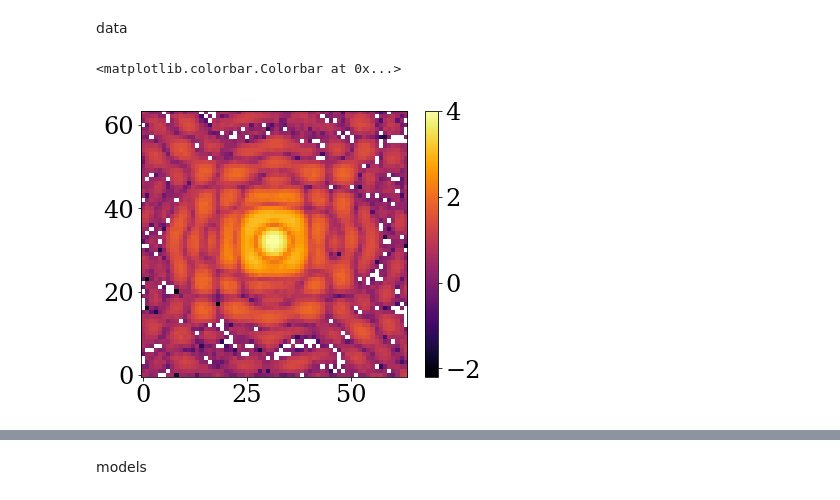
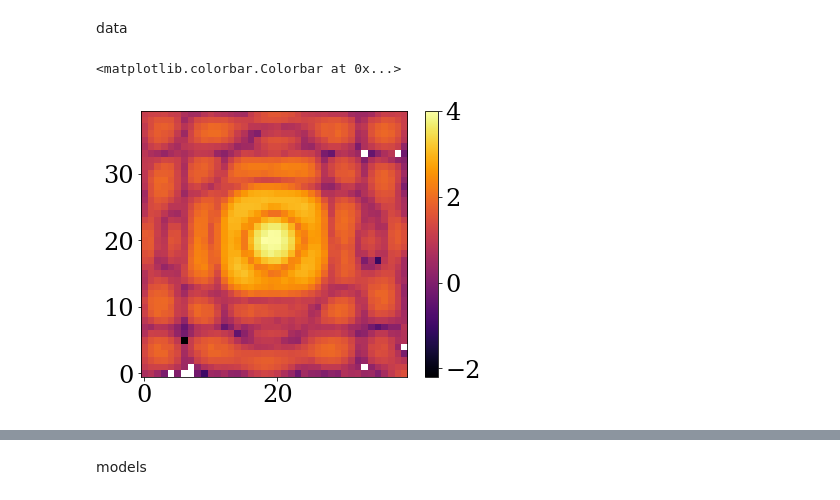
Before and after one commit to h-greer/hubble, a Jupyter notebook: notebooks/single-vs-binary.ipynb, the cells around one changed output, grey strips where cells are left out. Drawn from its saved outputs; the diff is of its cells as text; code cells hidden in the pictures.

```diff
--- a/notebooks/single-vs-binary.ipynb
+++ b/notebooks/single-vs-binary.ipynb
@@ -57,30 +57,30 @@ data
 # %%
 ddir = '../data/MAST_2024-07-11T09_26_05.575Z/'
 fname_095 = ddir + 'HST/N43CA5020/n43ca5020_mos.fits'
 fname_108 = ddir + 'HST/N43C03020/n43c03020_mos.fits'
 fname_187 = ddir + 'HST/N43C03010/n43c03010_mos.fits'
 fname_190 = ddir + 'HST/N43CA5010/n43ca5010_mos.fits'
 
 
-wid = 64
+wid = 40
 
 exposure_095 = exposure_from_file(fname_095, SinglePointFit(), wid)
 exposure_108 = exposure_from_file(fname_108, SinglePointFit(), wid)
 exposure_187 = exposure_from_file(fname_187, SinglePointFit(), wid)
 exposure_190 = exposure_from_file(fname_190, SinglePointFit(), wid)
 
-exposures_s = [exposure_095]#, exposure_190]#,exposure_108, exposure_187]
+exposures_s = [exposure_095, exposure_190]#,exposure_108, exposure_187]
 
 exposure_095 = exposure_from_file(fname_095, BinaryFit(), wid)
 exposure_108 = exposure_from_file(fname_108, BinaryFit(), wid)
 exposure_187 = exposure_from_file(fname_187, BinaryFit(), wid)
 exposure_190 = exposure_from_file(fname_190, BinaryFit(), wid)
 
-exposures_b = [exposure_095]#, exposure_190]#, exposure_108, exposure_187]
+exposures_b = [exposure_095, exposure_190]#, exposure_108, exposure_187]
 
 snr = exposure_190.data/exposure_190.err
 plt.imshow(np.log10(snr))
 plt.colorbar()
 # %% [output]
 <matplotlib.colorbar.Colorbar at 0x...>
-[figure, old version]
+[figure, new version]
```
Also changed, not shown: parts of 30 cells of this notebook, 3 other files.
